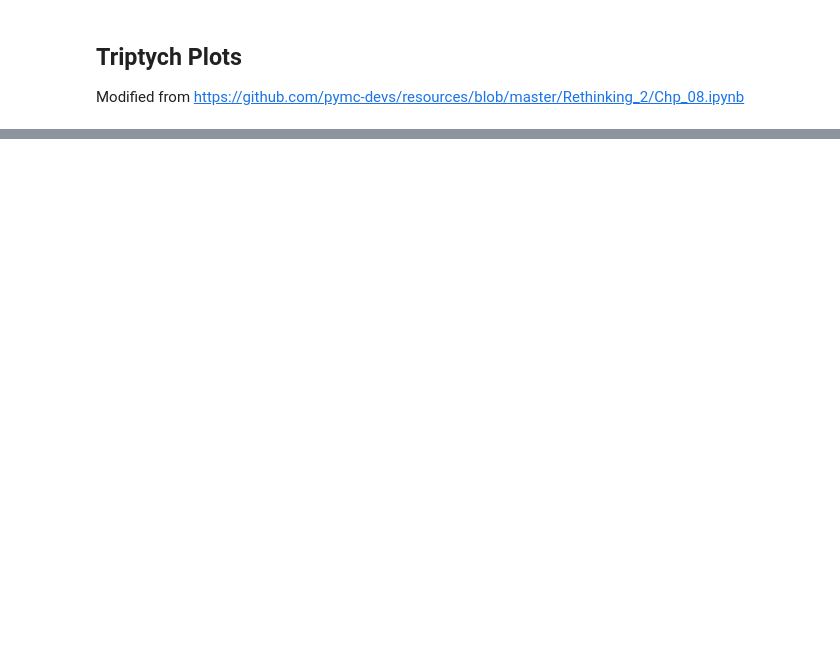
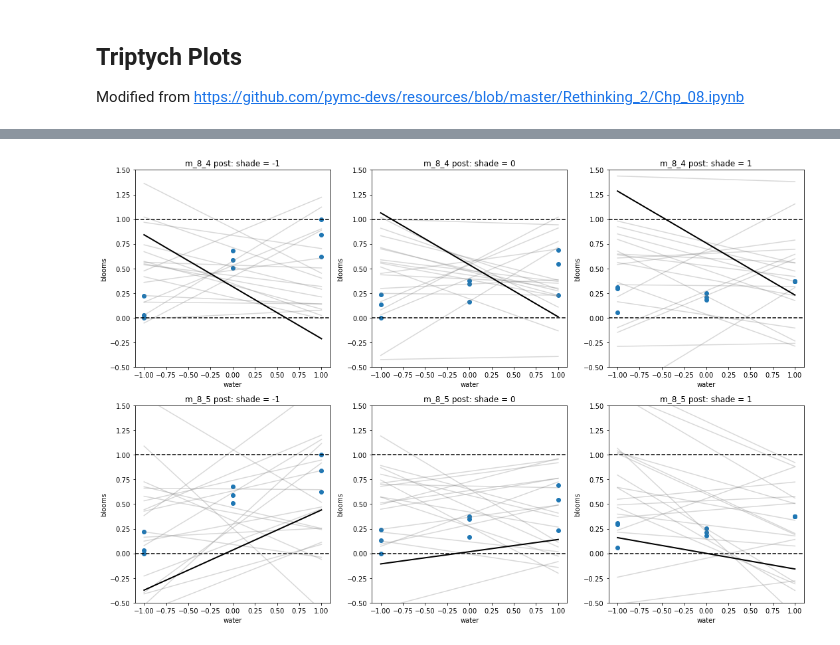
Before and after one commit to somnath1077/statistical_rethinking, a Jupyter notebook: code/ch08/nb02_continuous_interactions.ipynb, the cells around one changed output, grey strips where cells are left out. Saved outputs shown, nothing was run; the diff lists cells and outputs as text; code cells hidden in the pictures; blank space fills up the shorter version.

```diff
--- a/code/ch08/nb02_continuous_interactions.ipynb
+++ b/code/ch08/nb02_continuous_interactions.ipynb
@@ -186,0 +238,55 @@ for col, shade in enumerate([-1, 0, 1]):
+# %%
+with m_8_4:
+    m_8_4_prior = pm.sample_prior_predictive(samples=N_SAMPLES, var_names=['a','bw', 'bs'])
+
+with m_8_5:
+    m_8_5_prior = pm.sample_prior_predictive(samples=N_SAMPLES, var_names=['a','bw', 'bs', 'bws'])
+# %%
+fig, axs = plt.subplots(2, 3, figsize=(15,10))
+
+pred_x = np.array([-1, 1])
+
+for col, shade in enumerate([-1, 0, 1]):
+    idx = (df['shade_cent'] == shade)
+
+    # First do the scatter plots and the plot titles
+    for row, ax in enumerate(axs[:, col]):
+        ax.scatter(df.loc[idx, 'water_cent'], df.loc[idx, 'blooms_std'])
+
+        ax.set_xlabel('water')
+        ax.set_ylabel('blooms')
+        ax.set_ylim(-0.5, 1.5)
+
+        ax.axhline(1, ls="dashed", color='k')
+        ax.axhline(0, ls="dashed", color='k')
+
+        model = 'm_8_4' if row == 0 else 'm_8_5'
+        title = f'{model} post: shade = {shade}'
+        ax.set_title(title)
+
+    # Plot model m_8_4
+    ax_top = axs[0, col]
+
+    pred_y = (
+        m_8_4_prior["a"]
+        + pred_x.reshape(-1, 1) * m_8_4_prior["bw"]
+        + m_8_4_prior["bs"] * shade
+    )
+    ax_top.plot(pred_x, pred_y, color='grey', alpha=0.3)
+    ax_top.plot(pred_x, pred_y[:, 0], lw=2, color="k")
+
+    # Plot model 8_5
+    ax_bot = axs[1, col]
+
+    pred_y = (
+        m_8_5_prior["a"]
+        + pred_x.reshape(-1, 1) * m_8_5_prior["bw"]
+        + m_8_5_prior["bs"] * shade
+        + pred_x.reshape(-1, 1) * m_8_5_prior["bws"] * shade
+    )
+    ax_bot.plot(pred_x, pred_y, color='grey', alpha=0.3)
+    ax_bot.plot(pred_x, pred_y[:, 0], lw=2, color="k")
+
+fig.tight_layout()
+# %% [output]
+[figure, added]
```
Also changed, not shown: parts of 9 cells of this notebook.
